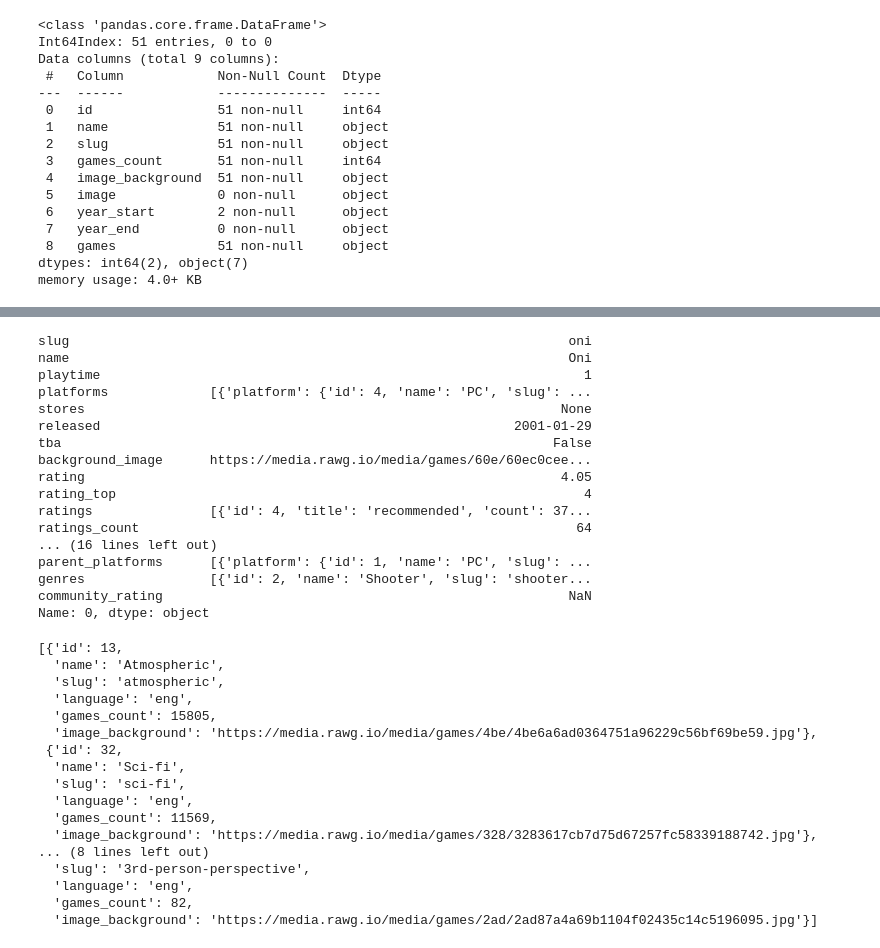
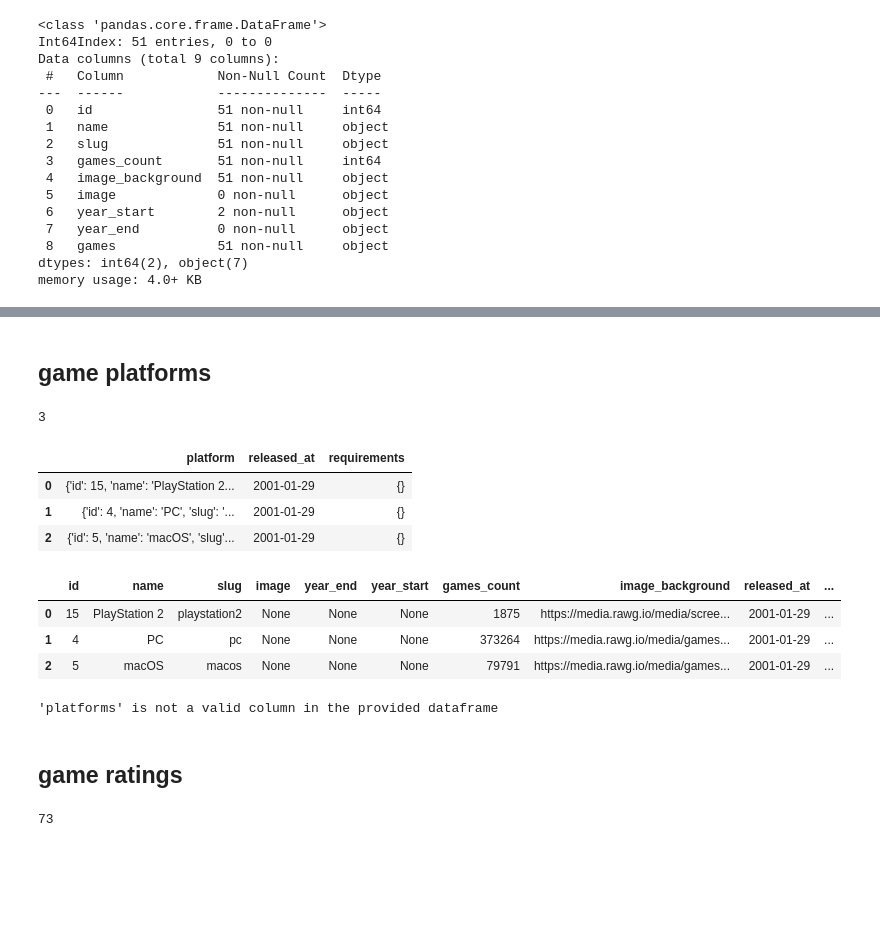
Before and after one commit to rsunderscore/rawgvideogames, a Jupyter notebook: exploring_rawg_data.ipynb, the cells around one changed output, grey strips where cells are left out. Saved outputs shown, nothing was run; the diff lists cells and outputs as text; code cells hidden in the pictures; blank space fills up the shorter version.

```diff
--- a/exploring_rawg_data.ipynb
+++ b/exploring_rawg_data.ipynb
@@ -133,0 +301,14 @@ memory usage: 8.3+ KB
+# %% [markdown]
+## game platforms
+# %%
+len(df.iloc[0]['platforms'])
+# %% [output]
+3
+# %%
+plat_df = pd.DataFrame(df.iloc[0]['platforms'])
+plat_df
+# %% [output]
+|  | platform | released_at | requirements |
+| 0 | {'id': 15, 'name': 'PlayStation 2... | 2001-01-29 | {} |
+| 1 | {'id': 4, 'name': 'PC', 'slug': '... | 2001-01-29 | {} |
+| 2 | {'id': 5, 'name': 'macOS', 'slug'... | 2001-01-29 | {} |
@@ -134,40 +317,18 @@ memory usage: 8.3+ KB
+# %%
+pd.concat([plat_df['platform'].apply(pd.Series), plat_df], ignore_index=False, axis=1).drop('platform', axis=1)
+# %% [output]
+|  | id | name | slug | image | year_end | year_start | games_count | image_background | released_at | ... |
+| 0 | 15 | PlayStation 2 | playstation2 | None | None | None | 1875 | https://media.rawg.io/media/scree... | 2001-01-29 | ... |
+| 1 | 4 | PC | pc | None | None | None | 373264 | https://media.rawg.io/media/games... | 2001-01-29 | ... |
+| 2 | 5 | macOS | macos | None | None | None | 79791 | https://media.rawg.io/media/games... | 2001-01-29 | ... |
+# %%
+
+my_expand_dict(plat_df, 'platforms')
+# %% [output]
+'platforms' is not a valid column in the provided dataframe
+# %% [markdown]
+## game ratings
 # %%
-df.iloc[0]
+df.iloc[0]['metacritic']
 # %% [output]
-slug                                                                oni
-name                                                                Oni
-playtime                                                              1
-platforms             [{'platform': {'id': 4, 'name': 'PC', 'slug': ...
-stores                                                             None
-released                                                     2001-01-29
-tba                                                               False
-background_image      https://media.rawg.io/media/games/60e/60ec0cee...
-rating                                                             4.05
-rating_top                                                            4
-ratings               [{'id': 4, 'title': 'recommended', 'count': 37...
-ratings_count                                                        64
-... (16 lines left out)
-parent_platforms      [{'platform': {'id': 1, 'name': 'PC', 'slug': ...
-genres                [{'id': 2, 'name': 'Shooter', 'slug': 'shooter...
-community_rating                                                    NaN
-Name: 0, dtype: object
+73
-# %%
-df['tags'].iloc[0]
-# %% [output]
-[{'id': 13,
-  'name': 'Atmospheric',
-  'slug': 'atmospheric',
-  'language': 'eng',
-  'games_count': 15805,
-  'image_background': 'https://media.rawg.io/media/games/4be/4be6a6ad0364751a96229c56bf69be59.jpg'},
- {'id': 32,
-  'name': 'Sci-fi',
-  'slug': 'sci-fi',
-  'language': 'eng',
-  'games_count': 11569,
-  'image_background': 'https://media.rawg.io/media/games/328/3283617cb7d75d67257fc58339188742.jpg'},
-... (8 lines left out)
-  'slug': '3rd-person-perspective',
-  'language': 'eng',
-  'games_count': 82,
-  'image_background': 'https://media.rawg.io/media/games/2ad/2ad87a4a69b1104f02435c14c5196095.jpg'}]
```
Also changed, not shown: parts of 31 cells of this notebook.
